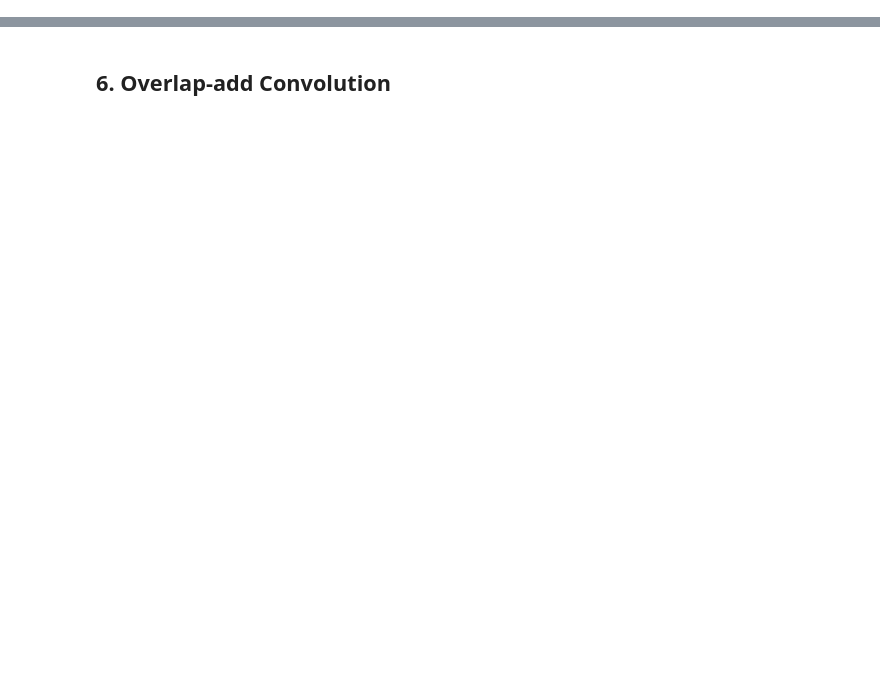
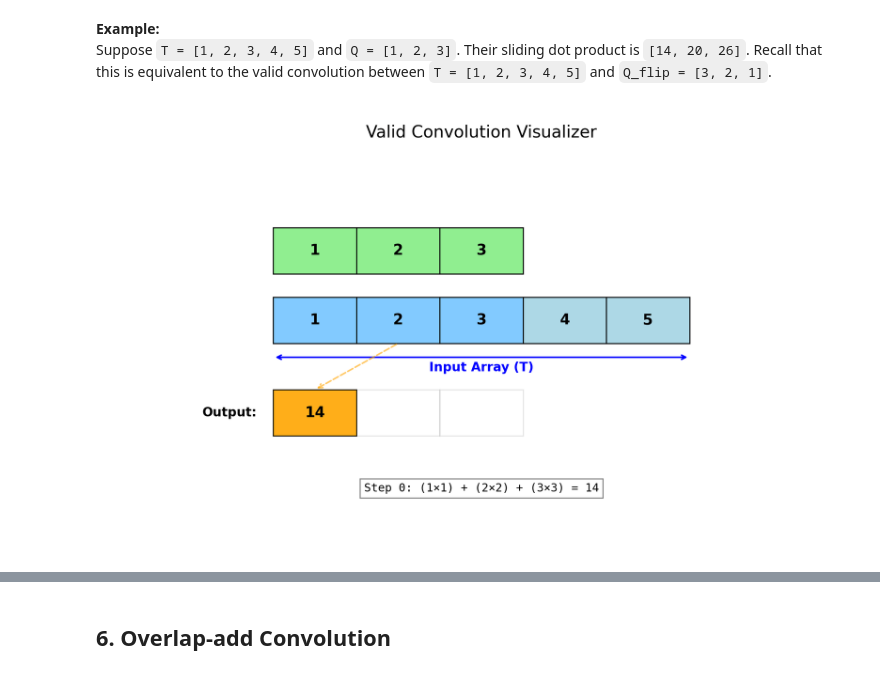
Before and after one commit to stumpy-dev/sliding_dot_product, a Jupyter notebook: docs/Tutorial_FFT_Based_SDP.ipynb, the cells around one changed output, grey strips where cells are left out. Drawn from its saved outputs; the diff is of its cells as text; code cells hidden in the pictures; blank space fills up the shorter version.

Commit message:
added animations to explain valid, circular, and overlap-add

```diff
--- a/docs/Tutorial_FFT_Based_SDP.ipynb
+++ b/docs/Tutorial_FFT_Based_SDP.ipynb
@@ -363,0 +13,8 @@ Note that our `valid_fft_convolution` function is about 80% faster in this case.
+# %% [markdown]
+**Example:**
+<br>
+Suppose `T = [1, 2, 3, 4, 5]` and `Q = [1, 2, 3]`. Their sliding dot product is `[14, 20, 26]`. Recall that this is equivalent to the valid convolution between `T = [1, 2, 3, 4, 5]` and `Q_flip = [3, 2, 1]`.
+# %%
+Image(filename='valid_convolution.gif')
+# %% [output]
+[figure, added]
```
Also changed, not shown: parts of 65 cells of this notebook, 10 other files.
